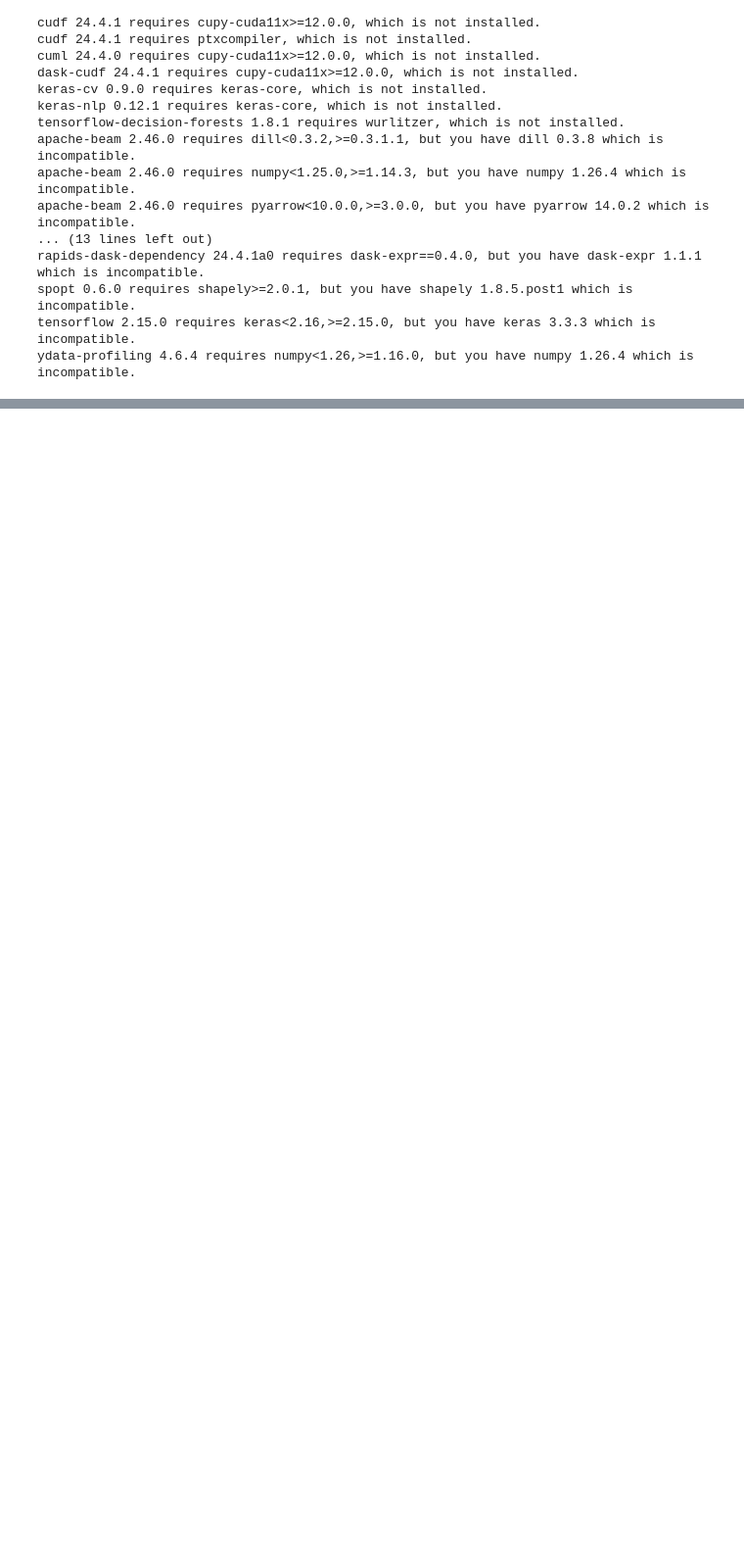
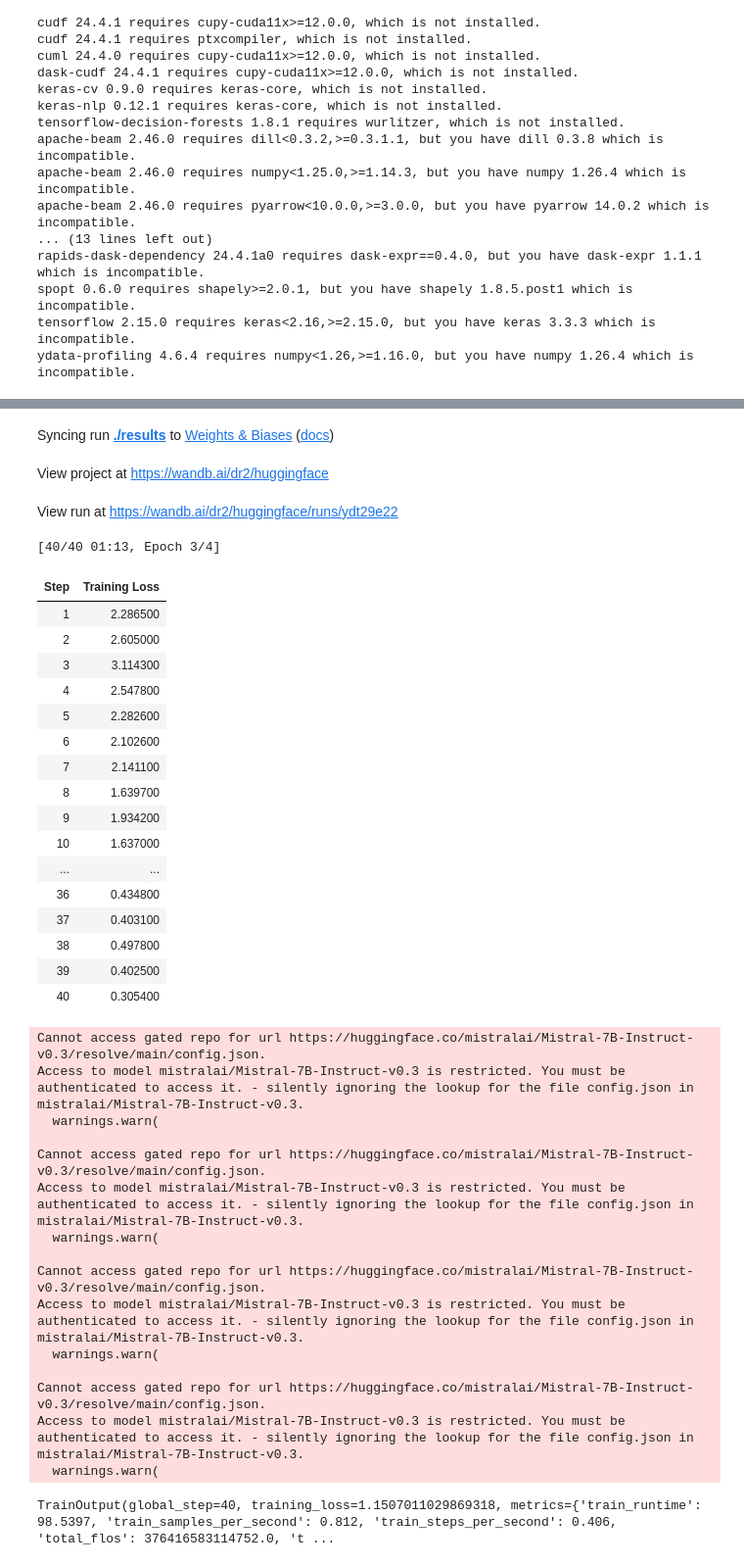
Before and after one commit to Hamzar2/LLMs-RAG, a Jupyter notebook: Fine-Tuning-Mistral.ipynb, the cells around one changed output, grey strips where cells are left out. Shown at 98% size. Cells and saved outputs as stored; diff of their text form; code cells hidden in the pictures; blank space fills up the shorter version.

Commit message:
Kaggle Notebook | notebookc653d44dac | Version 1

```diff
--- a/Fine-Tuning-Mistral.ipynb
+++ b/Fine-Tuning-Mistral.ipynb
@@ -27,7 +27,7 @@ import torch
 
 
 device = f'cuda :{cuda.current_device()}' if cuda.is_available() else  'cpu'
-hf_auth = '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'
+hf_auth = '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'
 
 bnb_config = BitsAndBytesConfig(
     load_in_4bit=True,            # load model in 4-bit precision
@@ -37,7 +37,7 @@ bnb_config = BitsAndBytesConfig(
 )
 
 # Load pre-trained Mistral model and tokenizer
-model_name = "mistralai/Mistral-7B-v0.3"
+model_name = "mistralai/Mistral-7B-Instruct-v0.3"
 model = AutoModelForCausalLM.from_pretrained(model_name, trust_remote_code=True, use_auth_token=hf_auth, quantization_config=bnb_config,
                                              device_map="auto", use_cache=False )
 tokenizer = AutoTokenizer.from_pretrained(model_name , use_auth_token=hf_auth , trust_remote_code=True)
@@ -45,11 +45,11 @@ tokenizer.pad_token = tokenizer.eos_token
 tokenizer.padding_side = "right"
 # %%
 import pandas as pd
-path = '/kaggle/input/testcsv/documents.csv'
+path = '/kaggle/input/testcsv/file.csv'
 df = pd.read_csv(path)
 
 def tokenize_function(examples):
-    return tokenizer(examples["page_content"], padding="max_length", truncation=True)
+    return tokenizer(examples["text"], padding="max_length", truncation=True)
 
 # Convert your DataFrame to a Dataset
 from datasets import Dataset
@@ -81,3 +70,16 @@ for name, param in model.named_parameters():
+# %%
+from peft import LoraConfig, get_peft_model
+import bitsandbytes as bnb
+
+peft_config = LoraConfig(
+    lora_alpha=32, # for Lora scali ng
+    lora_dropout=0.1, # The dropout probability for Lora layers
+    target_modules=['k_proj', 'o_proj', 'v_proj', 'gate_proj', 'down_proj', 'q_proj', 'up_proj'],
+    r=8, # the rank of the update matrices. Lower rank results in smaller update matrices with fewer trainable parameters.
+    bias="none",
+    task_type="CAUSAL_LM"
+)
+model = get_peft_model(model, peft_config)
 # %%
 from transformers import Trainer, TrainingArguments
 from trl import SFTTrainer
@@ -85,15 +87,20 @@ from trl import SFTTrainer
 cuda.empty_cache()
 training_params = TrainingArguments(
     output_dir="./results",
-    num_train_epochs=1,     # Number of training epochs
-    per_device_train_batch_size=1,  # Batch size for training
-    per_device_eval_batch_size=1,   # Batch size for evaluation
-    warmup_steps=500,              # Number of warmup steps (optional)
-    weight_decay=0.01,
+    num_train_epochs=2,     # Number of training epochs
+    per_device_train_batch_size=2,  # Batch size for training
+    per_device_eval_batch_size=2,   # Batch size for evaluation
+    learning_rate=2e-4,
+    max_grad_norm=1.0,
+    max_steps=40,
+    lr_scheduler_type="linear",
+    warmup_steps=5,
+    fp16=True,
+    logging_strategy="steps",
+    logging_steps=1,
+    save_strategy="steps",
     save_steps=10,
-    fp16=True,                     # Use mixed precision
-    push_to_hub=False,
-    save_strategy="epoch",        # Save checkpoint after each epoch
+    optim="paged_adamw_8bit",        # Save checkpoint after each epoch
 )
 
 trainer = SFTTrainer(
@@ -104,3 +111,4 @@ trainer = SFTTrainer(
     dataset_text_field="text"  # This field corresponds to the column containing text data
 )
 trainer.train()
+# %% [output]
@@ -106,0 +127,37 @@ trainer.train()
+Syncing run ./results to Weights & Biases (docs)
+View project at https://wandb.ai/dr2/huggingface
+View run at https://wandb.ai/dr2/huggingface/runs/ydt29e22
+[40/40 01:13, Epoch 3/4]
+| Step | Training Loss |
+| 1 | 2.286500 |
+| 2 | 2.605000 |
+| 3 | 3.114300 |
+| 4 | 2.547800 |
+| 5 | 2.282600 |
+| 6 | 2.102600 |
+| 7 | 2.141100 |
+| 8 | 1.639700 |
+| 9 | 1.934200 |
+| 10 | 1.637000 |
+| ... | ... |
+| 36 | 0.434800 |
+| 37 | 0.403100 |
+| 38 | 0.497800 |
+| 39 | 0.402500 |
+| 40 | 0.305400 |
+Cannot access gated repo for url https://huggingface.co/mistralai/Mistral-7B-Instruct-v0.3/resolve/main/config.json.
+Access to model mistralai/Mistral-7B-Instruct-v0.3 is restricted. You must be authenticated to access it. - silently ignoring the lookup for the file config.json in mistralai/Mistral-7B-Instruct-v0.3.
+  warnings.warn(
+
+Cannot access gated repo for url https://huggingface.co/mistralai/Mistral-7B-Instruct-v0.3/resolve/main/config.json.
+Access to model mistralai/Mistral-7B-Instruct-v0.3 is restricted. You must be authenticated to access it. - silently ignoring the lookup for the file config.json in mistralai/Mistral-7B-Instruct-v0.3.
+  warnings.warn(
+
+Cannot access gated repo for url https://huggingface.co/mistralai/Mistral-7B-Instruct-v0.3/resolve/main/config.json.
+Access to model mistralai/Mistral-7B-Instruct-v0.3 is restricted. You must be authenticated to access it. - silently ignoring the lookup for the file config.json in mistralai/Mistral-7B-Instruct-v0.3.
+  warnings.warn(
+
+Cannot access gated repo for url https://huggingface.co/mistralai/Mistral-7B-Instruct-v0.3/resolve/main/config.json.
+Access to model mistralai/Mistral-7B-Instruct-v0.3 is restricted. You must be authenticated to access it. - silently ignoring the lookup for the file config.json in mistralai/Mistral-7B-Instruct-v0.3.
+  warnings.warn(
+TrainOutput(global_step=40, training_loss=1.1507011029869318, metrics={'train_runtime': 98.5397, 'train_samples_per_second': 0.812, 'train_steps_per_second': 0.406, 'total_flos': 376416583114752.0, 't ...
```
Also changed, not shown: parts of 8 cells of this notebook.
